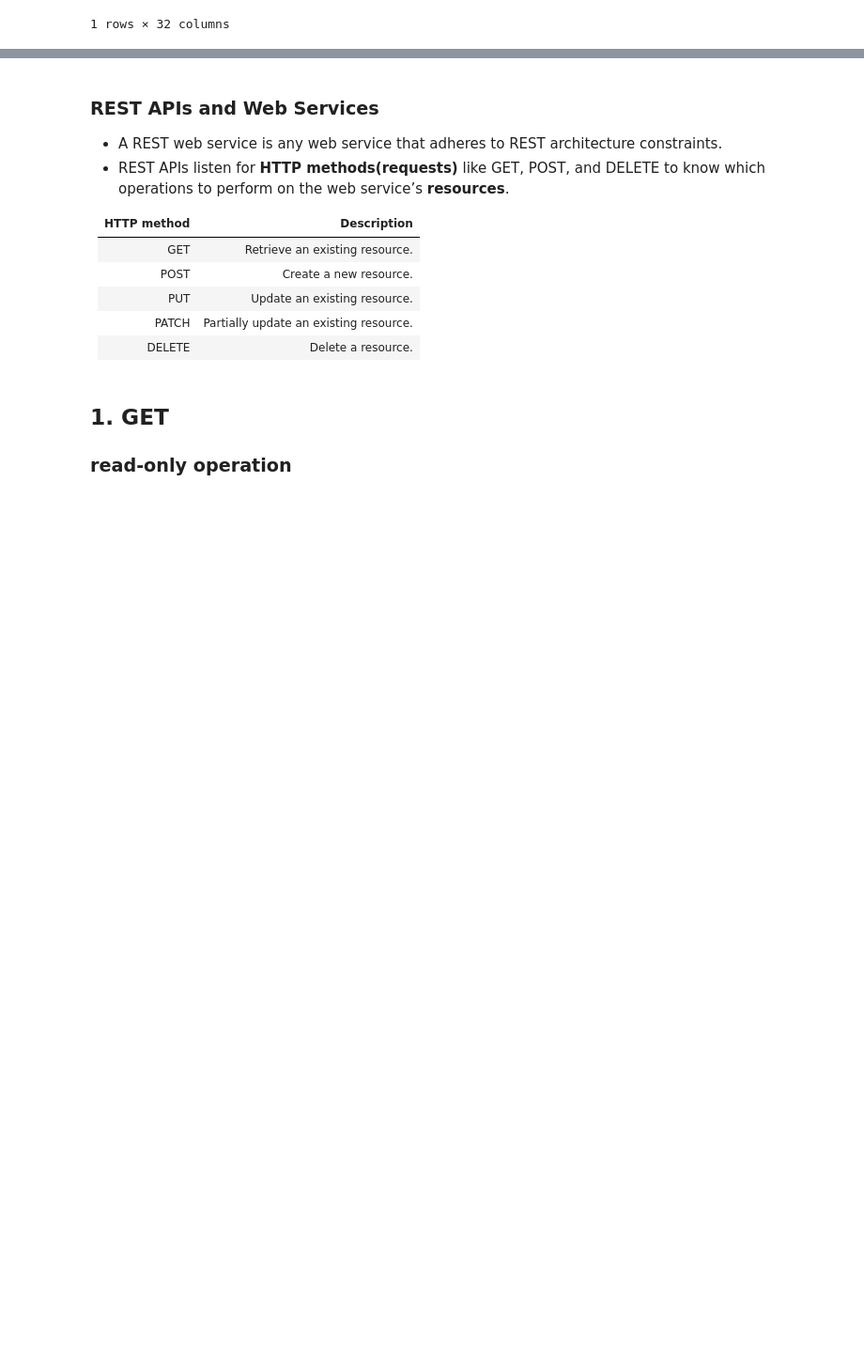
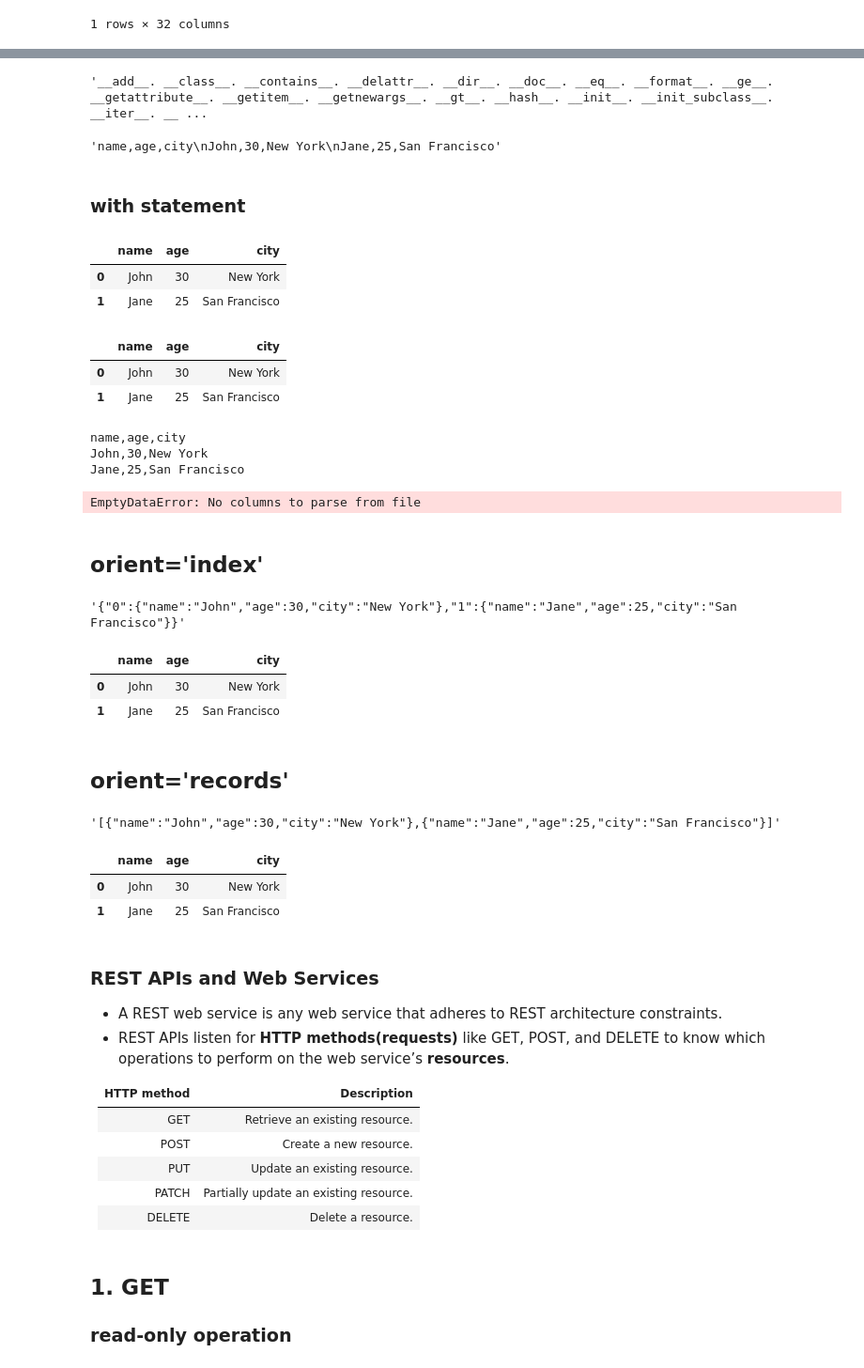
Before and after one commit to ancestor9/2024_-, a Jupyter notebook: week13/Python and REST APIs_cat-images.ipynb, the cells around one changed output, grey strips where cells are left out. Shown at 94% size. Cells and saved outputs as stored; diff of their text form; code cells hidden in the pictures; blank space fills up the shorter version.

```diff
--- a/week13/Python and REST APIs_cat-images.ipynb
+++ b/week13/Python and REST APIs_cat-images.ipynb
@@ -56,0 +70,5 @@ pd.DataFrame([response.json()])
+# %%
+df = pd.DataFrame([['a', 'b'], ['c', 'd']],
+                  index=['row 1', 'row 2'],
+                  columns=['col 1', 'col 2'])
+df
@@ -57,3 +181,65 @@ pd.DataFrame([response.json()])
+# %%
+'. '.join(dir(csv_data))
+# %% [output]
+'__add__. __class__. __contains__. __delattr__. __dir__. __doc__. __eq__. __format__. __ge__. __getattribute__. __getitem__. __getnewargs__. __gt__. __hash__. __init__. __init_subclass__. __iter__. __ ...
+# %%
+StringIO(csv_data).read()
+# %% [output]
+'name,age,city\nJohn,30,New York\nJane,25,San Francisco'
+# %% [markdown]
+### **with statement**
+# %%
+with StringIO(csv_data) as string_io:
+    df = pd.read_csv(string_io)
+
+df
+# %% [output]
+|  | name | age | city |
+| 0 | John | 30 | New York |
+| 1 | Jane | 25 | San Francisco |
+# %%
+with StringIO(csv_data) :
+    df = pd.read_csv(StringIO(csv_data))
+
+df
+# %% [output]
+|  | name | age | city |
+| 0 | John | 30 | New York |
+| 1 | Jane | 25 | San Francisco |
+# %%
+with StringIO(csv_data) as string_io:
+    print(string_io.read())       # 파일 맨 끝에 위치
+    df =  pd.read_csv(string_io)
+# %% [output]
+name,age,city
+John,30,New York
+Jane,25,San Francisco
+EmptyDataError: No columns to parse from file
+# %% [markdown]
+## **orient='index'**
+# %%
+df.to_json(orient='index')
+# %% [output]
+'{"0":{"name":"John","age":30,"city":"New York"},"1":{"name":"Jane","age":25,"city":"San Francisco"}}'
+# %%
+# _ is a placeholder for the JSON string produced by df.to_json(orient='index').
+pd.read_json(StringIO(_), orient='index')
+# %% [output]
+|  | name | age | city |
+| 0 | John | 30 | New York |
+| 1 | Jane | 25 | San Francisco |
+# %% [markdown]
+## **orient='records'**
+# %%
+df.to_json(orient='records')
+# %% [output]
+'[{"name":"John","age":30,"city":"New York"},{"name":"Jane","age":25,"city":"San Francisco"}]'
+# %%
+pd.read_json(StringIO(_), orient='records')
+# %% [output]
+|  | name | age | city |
+| 0 | John | 30 | New York |
+| 1 | Jane | 25 | San Francisco |
 # %% [markdown]
 ### **REST APIs and Web Services**
 - A REST web service is any web service that adheres to REST architecture constraints.
```
Also changed, not shown: parts of 44 cells of this notebook.
